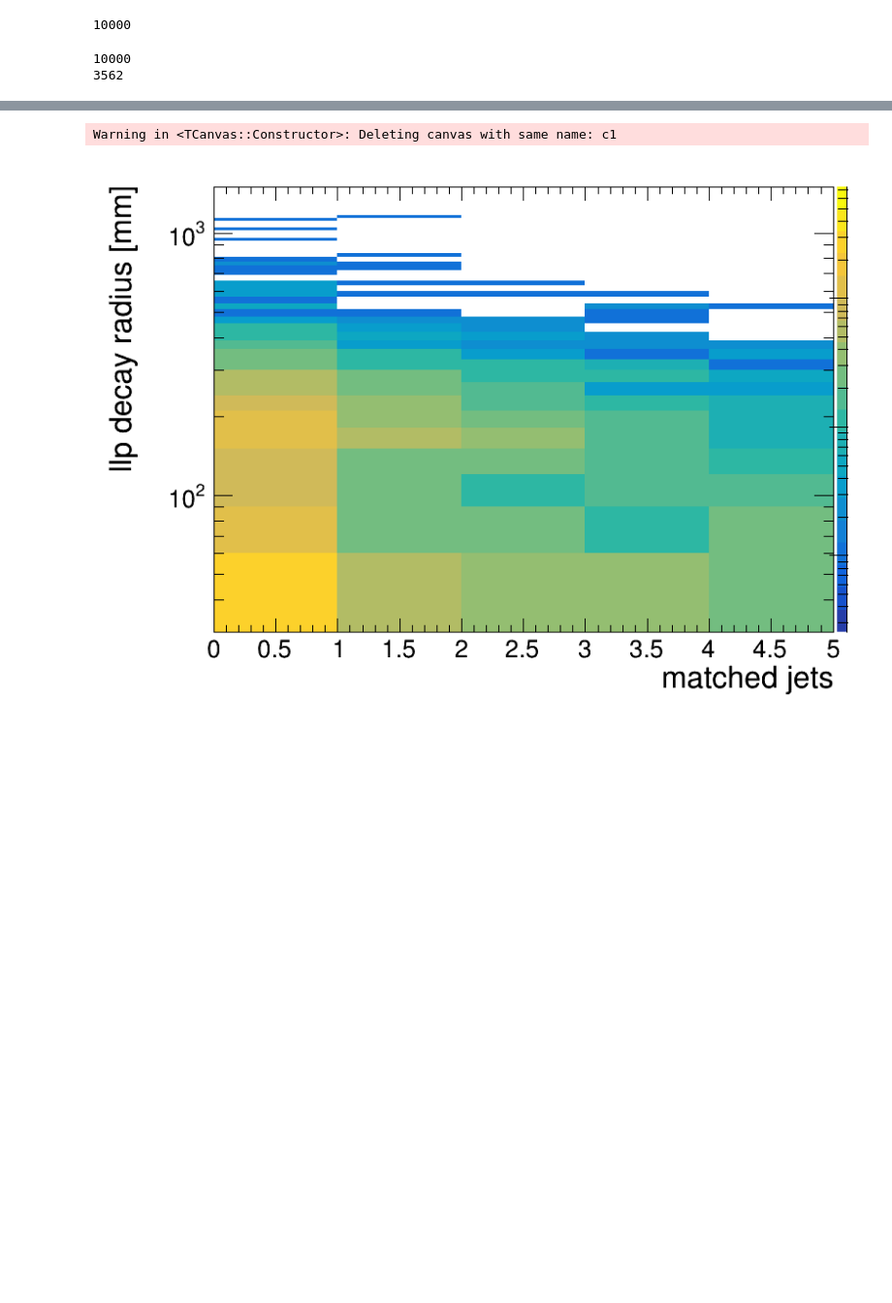
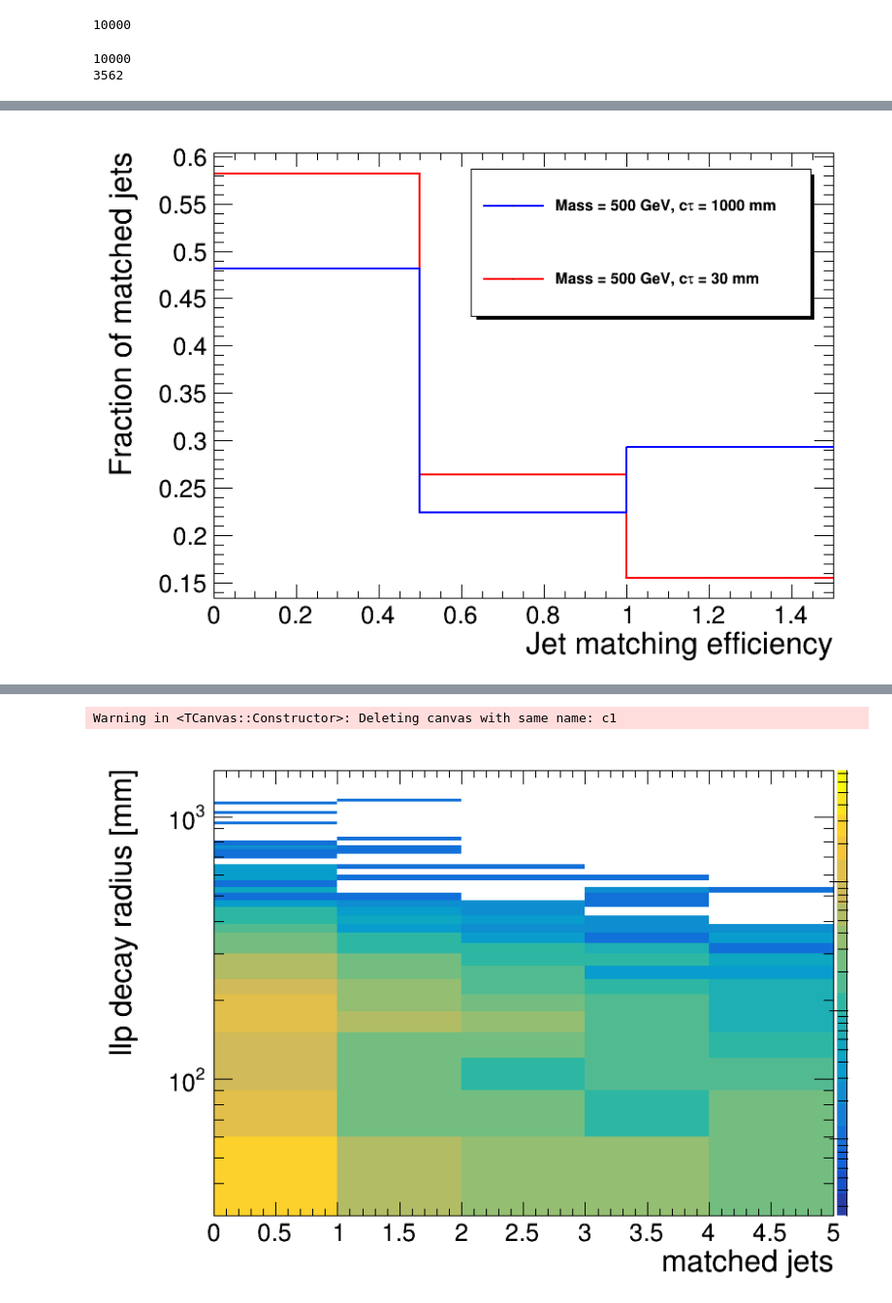
Before and after one commit to cms-lpc-llp/delayed_jet_analyzer, a Jupyter notebook: plot_scripts/four_jet_plotter.ipynb, the cells around one changed output, grey strips where cells are left out. Shown at 97% size. Cells and saved outputs as stored; diff of their text form; code cells hidden in the pictures; blank space fills up the shorter version.

```diff
--- a/plot_scripts/four_jet_plotter.ipynb
+++ b/plot_scripts/four_jet_plotter.ipynb
@@ -106,0 +153,22 @@ print("number of matched jets:",np.unique(matched_jet,return_counts=True))
+# %%
+c = rt.TCanvas('c','c', 800, 600)
+h = {}
+leg = rt.TLegend(0.5,0.65,0.95,0.92)
+# leg.SetTextFont(42)
+leg.SetTextSize(0.03)
+leg.SetEntrySeparation(0.01)
+h['match_efficiency1'] = create_TH1D( match_efficiency_llp[0], axis_title=['Jet matching efficiency', 'Fraction of matched jets'], name='match_efficiency', binning=[3,0,1.5])
+h['match_efficiency1'].SetLineColor(2)
+h['match_efficiency2'] = create_TH1D( match_efficiency_llp[1], axis_title=['Jet matching efficiency', 'Fraction of matched jets'], name='match_efficiency', binning=[3,0,1.5])
+h['match_efficiency2'].SetLineColor(4)
+# c.SetLogy()
+# h['match_efficiency2'].GetYaxis().SetRangeUser(0,1.0)
+leg.AddEntry(h['match_efficiency2'],'Mass = 500 GeV, c#tau = 1000 mm')
+leg.AddEntry(h['match_efficiency1'],'Mass = 500 GeV, c#tau = 30 mm')
+
+h['match_efficiency1'].DrawNormalized()
+h['match_efficiency2'].DrawNormalized('same')
+leg.Draw()
+c.Draw()
+c.SaveAs("match_efficiency.pdf")
+# %% [output]
@@ -106,0 +178 @@ print("number of matched jets:",np.unique(matched_jet,return_counts=True))
+[figure, added]
```
Also changed, not shown: parts of 21 cells of this notebook, 1 other file.
